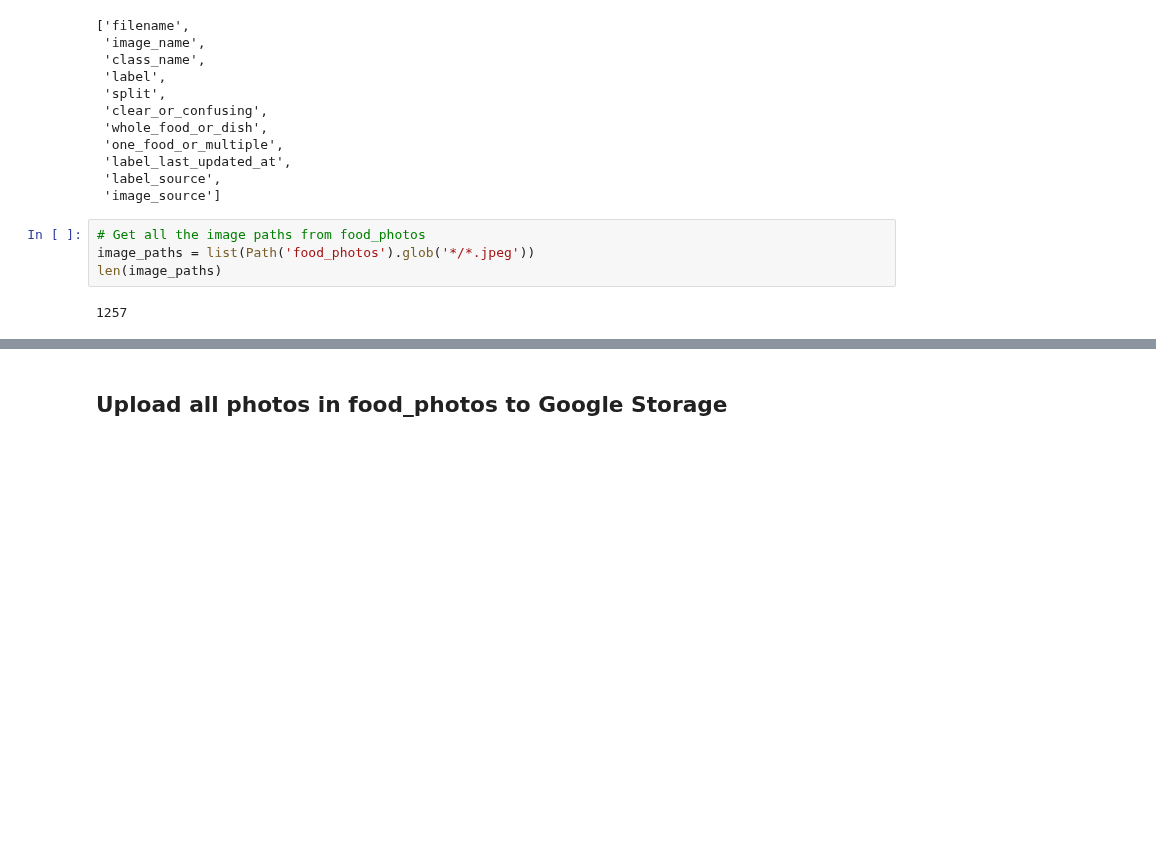
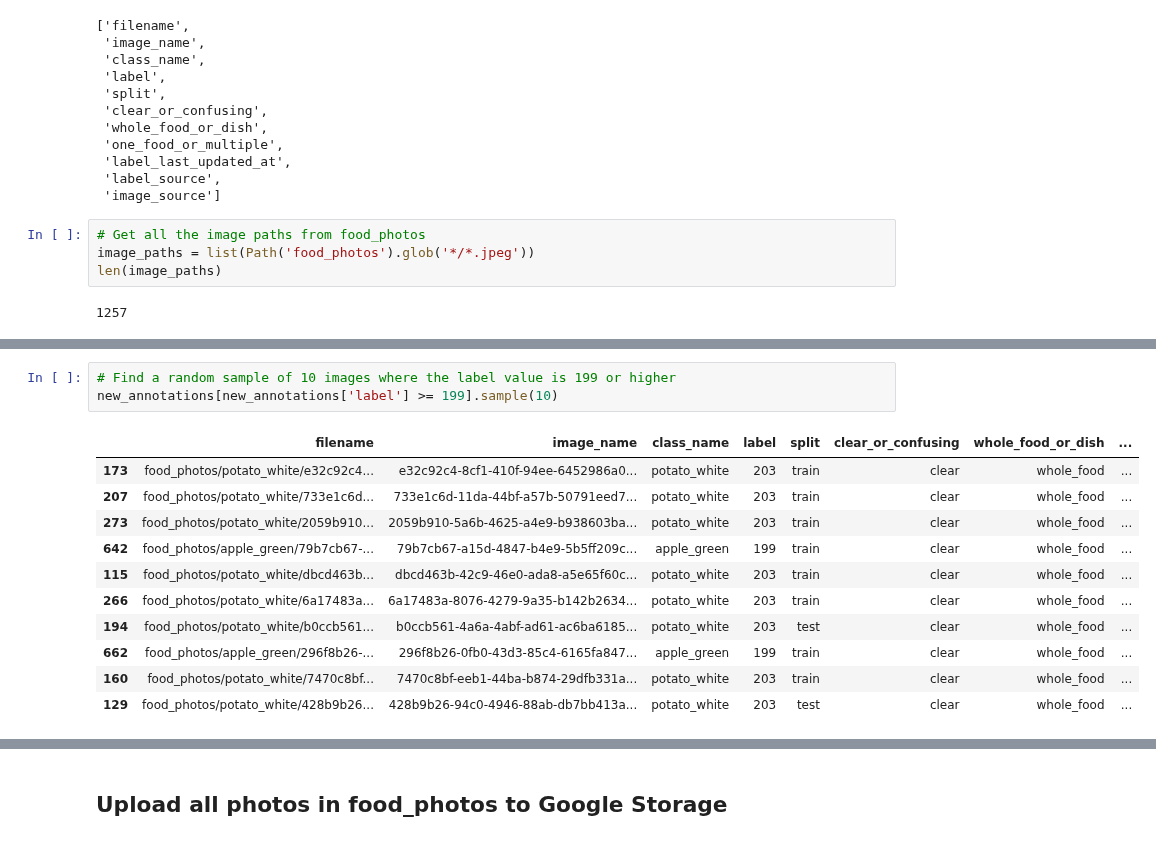
Before and after one commit to mrdbourke/nutrify, a Jupyter notebook: foodvision/notebooks/08_manual_photo_upload.ipynb, the cells around one changed output, grey strips where cells are left out. Drawn from its saved outputs; the diff is of its cells as text; blank space fills up the shorter version.

```diff
--- a/foodvision/notebooks/08_manual_photo_upload.ipynb
+++ b/foodvision/notebooks/08_manual_photo_upload.ipynb
@@ -282,3 +288,18 @@ new_annotations
+# %%
+# Find a random sample of 10 images where the label value is 199 or higher
+new_annotations[new_annotations['label'] >= 199].sample(10)
+# %% [output]
+|  | filename | image_name | class_name | label | split | clear_or_confusing | whole_food_or_dish | ... |
+| 173 | food_photos/potato_white/e32c92c4... | e32c92c4-8cf1-410f-94ee-6452986a0... | potato_white | 203 | train | clear | whole_food | ... |
+| 207 | food_photos/potato_white/733e1c6d... | 733e1c6d-11da-44bf-a57b-50791eed7... | potato_white | 203 | train | clear | whole_food | ... |
+| 273 | food_photos/potato_white/2059b910... | 2059b910-5a6b-4625-a4e9-b938603ba... | potato_white | 203 | train | clear | whole_food | ... |
+| 642 | food_photos/apple_green/79b7cb67-... | 79b7cb67-a15d-4847-b4e9-5b5ff209c... | apple_green | 199 | train | clear | whole_food | ... |
+| 115 | food_photos/potato_white/dbcd463b... | dbcd463b-42c9-46e0-ada8-a5e65f60c... | potato_white | 203 | train | clear | whole_food | ... |
+| 266 | food_photos/potato_white/6a17483a... | 6a17483a-8076-4279-9a35-b142b2634... | potato_white | 203 | train | clear | whole_food | ... |
+| 194 | food_photos/potato_white/b0ccb561... | b0ccb561-4a6a-4abf-ad61-ac6ba6185... | potato_white | 203 | test | clear | whole_food | ... |
+| 662 | food_photos/apple_green/296f8b26-... | 296f8b26-0fb0-43d3-85c4-6165fa847... | apple_green | 199 | train | clear | whole_food | ... |
+| 160 | food_photos/potato_white/7470c8bf... | 7470c8bf-eeb1-44ba-b874-29dfb331a... | potato_white | 203 | train | clear | whole_food | ... |
+| 129 | food_photos/potato_white/428b9b26... | 428b9b26-94c0-4946-88ab-db7bb413a... | potato_white | 203 | test | clear | whole_food | ... |
 # %%
 len(original_annotations), len(new_annotations)
 # %% [output]
```
Also changed, not shown: parts of 20 cells of this notebook.
